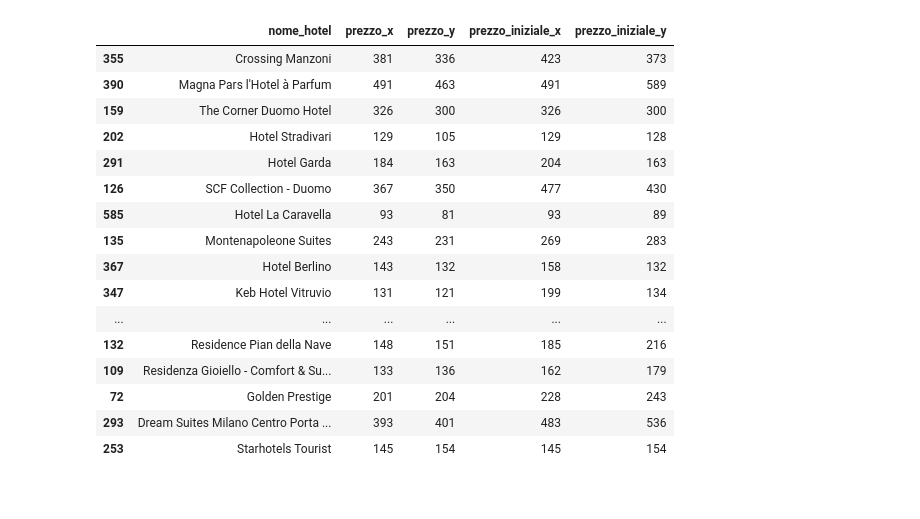
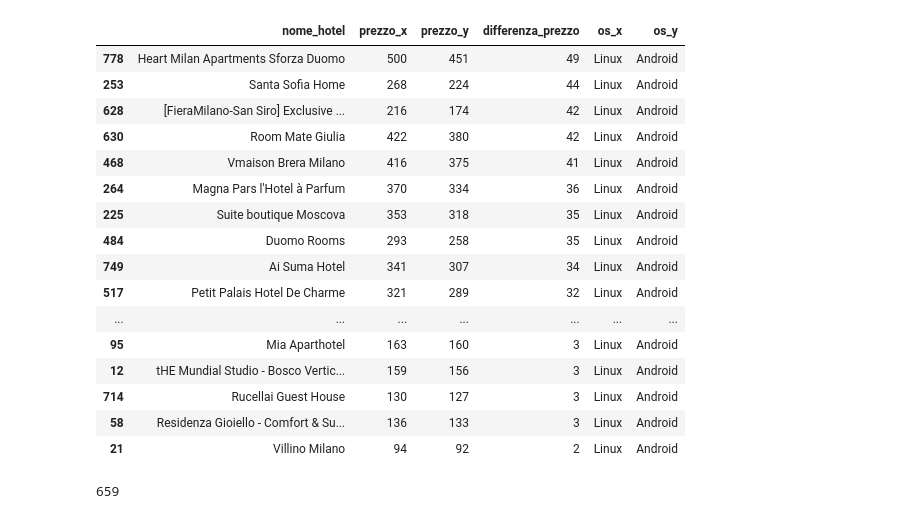
Before and after one commit to lemtiel93/booking-webscraping-thesis, a Jupyter notebook: booking_data_analysis.ipynb, the cells around one changed output. Drawn from its saved outputs; the diff is of its cells as text; code cells hidden in the pictures.

```diff
--- a/booking_data_analysis.ipynb
+++ b/booking_data_analysis.ipynb
@@ -2,11 +2,14 @@
 # Carica il file csv e converto colonna dei prezzi in int
 import pandas as pd
 import re
+import numpy as np
 
-df=pd.read_csv("cosenza_dati_booking.csv")
+df=pd.read_csv("milano_dati_booking.csv")
+df['prezzo']= df['prezzo'].str.replace(".","")
 df['prezzo'] = df['prezzo'].apply(lambda x: int(re.search(r'\d+', x).group()))
+df['prezzo_iniziale']= df['prezzo_iniziale'].str.replace(".","")
 df['prezzo_iniziale'] = df['prezzo_iniziale'].apply(lambda x: int(re.search(r'\d+', x).group()))
 try: df['credito_guadagnato'] = df['credito_guadagnato'].str.extract(r'(\d+)').astype(float)
 except: pass
-len(df[df['evidenza']==True])
+df['offerte'].unique()
 # %% [output]
@@ -20,3 +36,5 @@ df['offerta_super_segreta'] = df['offerte'].str.contains('SuperSegreta')
 df['offerta_inizio_2024'] = df['offerte'].str.contains('Offerta Inizio 2024')
 # Inserisce False nei campi nulli
 df[['booking_paga','offerta_tempo_limitato','offerta_solo_mobile','offerta_super_segreta','offerta_inizio_2024']] = df[['booking_paga','offerta_tempo_limitato','offerta_solo_mobile','offerta_super_segreta','offerta_inizio_2024']].fillna(False)
+df['partner_preferiti'] = df['partner_preferiti'].fillna("NaN")
+df['partner_preferiti'].unique()
@@ -39,7 +110,7 @@ array(['03-06-2024---19:11', '03-06-2024---19:13'], dtype=object)
 # %%
 # Divide il dataframe in base a orari ricerche per fare poi il merge
-orario1 = df["TIMESTAMP"].unique()[0]
-orario2 = df["TIMESTAMP"].unique()[1]
+orario1 = df["TIMESTAMP"].unique()[12]
+orario2 = df["TIMESTAMP"].unique()[9]
 
 df1 = df[df["TIMESTAMP"]==orario1]
 df2 = df[df["TIMESTAMP"]==orario2]
@@ -47,5 +118,3 @@ df2 = df[df["TIMESTAMP"]==orario2]
 # Eliminazione duplicati
 df1 = df1.drop_duplicates()
 df2 = df2.drop_duplicates()
-df_list = df.columns.tolist()
-df_list
@@ -115,32 +164,35 @@ len(merged_df)
 # %%
 #aggiungo colonna con differenza prezzi
 pd.set_option('display.max_rows', None)
 merged_df["differenza_prezzo"] = (merged_df["prezzo_x"]-merged_df["prezzo_y"])
 merged_df = merged_df.sort_values(by='differenza_prezzo',ascending= False)
-merged_df = merged_df [merged_df['prezzo_iniziale_x']!= merged_df['prezzo_iniziale_y']]
-merged_df[['nome_hotel','prezzo_x','prezzo_y','prezzo_iniziale_x','prezzo_iniziale_y']]
+
+merged_df[['nome_hotel','prezzo_x','prezzo_y','differenza_prezzo','os_x','os_y']]
 # %% [output]
-|  | nome_hotel | prezzo_x | prezzo_y | prezzo_iniziale_x | prezzo_iniziale_y |
-| 355 | Crossing Manzoni | 381 | 336 | 423 | 373 |
-| 390 | Magna Pars l'Hotel à Parfum | 491 | 463 | 491 | 589 |
-| 159 | The Corner Duomo Hotel | 326 | 300 | 326 | 300 |
-| 202 | Hotel Stradivari | 129 | 105 | 129 | 128 |
-| 291 | Hotel Garda | 184 | 163 | 204 | 163 |
-| 126 | SCF Collection - Duomo | 367 | 350 | 477 | 430 |
-| 585 | Hotel La Caravella | 93 | 81 | 93 | 89 |
-| 135 | Montenapoleone Suites | 243 | 231 | 269 | 283 |
-| 367 | Hotel Berlino | 143 | 132 | 158 | 132 |
-| 347 | Keb Hotel Vitruvio | 131 | 121 | 199 | 134 |
-| ... | ... | ... | ... | ... | ... |
-| 132 | Residence Pian della Nave | 148 | 151 | 185 | 216 |
-| 109 | Residenza Gioiello - Comfort & Su... | 133 | 136 | 162 | 179 |
-| 72 | Golden Prestige | 201 | 204 | 228 | 243 |
-| 293 | Dream Suites Milano Centro Porta ... | 393 | 401 | 483 | 536 |
-| 253 | Starhotels Tourist | 145 | 154 | 145 | 154 |
+|  | nome_hotel | prezzo_x | prezzo_y | differenza_prezzo | os_x | os_y |
+| 778 | Heart Milan Apartments Sforza Duomo | 500 | 451 | 49 | Linux | Android |
+| 253 | Santa Sofia Home | 268 | 224 | 44 | Linux | Android |
+| 628 | [FieraMilano-San Siro] Exclusive ... | 216 | 174 | 42 | Linux | Android |
+| 630 | Room Mate Giulia | 422 | 380 | 42 | Linux | Android |
+| 468 | Vmaison Brera Milano | 416 | 375 | 41 | Linux | Android |
+| 264 | Magna Pars l'Hotel à Parfum | 370 | 334 | 36 | Linux | Android |
+| 225 | Suite boutique Moscova | 353 | 318 | 35 | Linux | Android |
+| 484 | Duomo Rooms | 293 | 258 | 35 | Linux | Android |
+| 749 | Ai Suma Hotel | 341 | 307 | 34 | Linux | Android |
+| 517 | Petit Palais Hotel De Charme | 321 | 289 | 32 | Linux | Android |
+| ... | ... | ... | ... | ... | ... | ... |
+| 95 | Mia Aparthotel | 163 | 160 | 3 | Linux | Android |
+| 12 | tHE Mundial Studio - Bosco Vertic... | 159 | 156 | 3 | Linux | Android |
+| 714 | Rucellai Guest House | 130 | 127 | 3 | Linux | Android |
+| 58 | Residenza Gioiello - Comfort & Su... | 136 | 133 | 3 | Linux | Android |
+| 21 | Villino Milano | 94 | 92 | 2 | Linux | Android |
 # %%
 # Visualizza dove compare una specifica offerta in almeno una delle ricerche
-df_mobile = merged_df[(merged_df['booking_paga_x']) ^ (merged_df['booking_paga_y'])]
-len(df_mobile)
+#df_mobile = merged_df[(merged_df['booking_paga_x']) ^ (merged_df['booking_paga_y'])]
+#len(df_mobile)
+len(merged_df[(merged_df['booking_paga_x']) ^ (merged_df['booking_paga_y'])])
+# %% [output]
+659
 # %%
 # Elimino righe in cui il mobile non ha la stanza
 if merged_df['user_agent_type_x'].unique()[0] == 'mobile':
```
Also changed, not shown: parts of 9 cells of this notebook, 8 other files.
